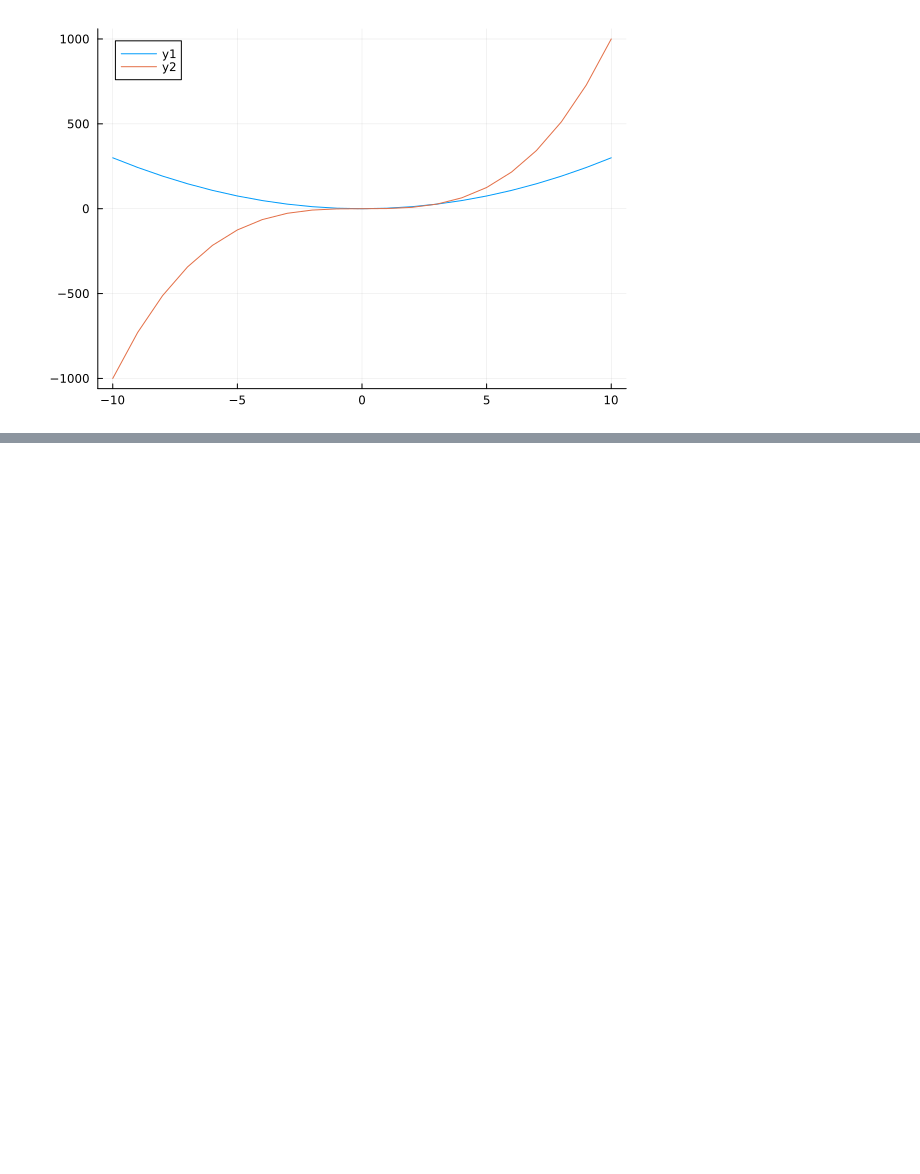
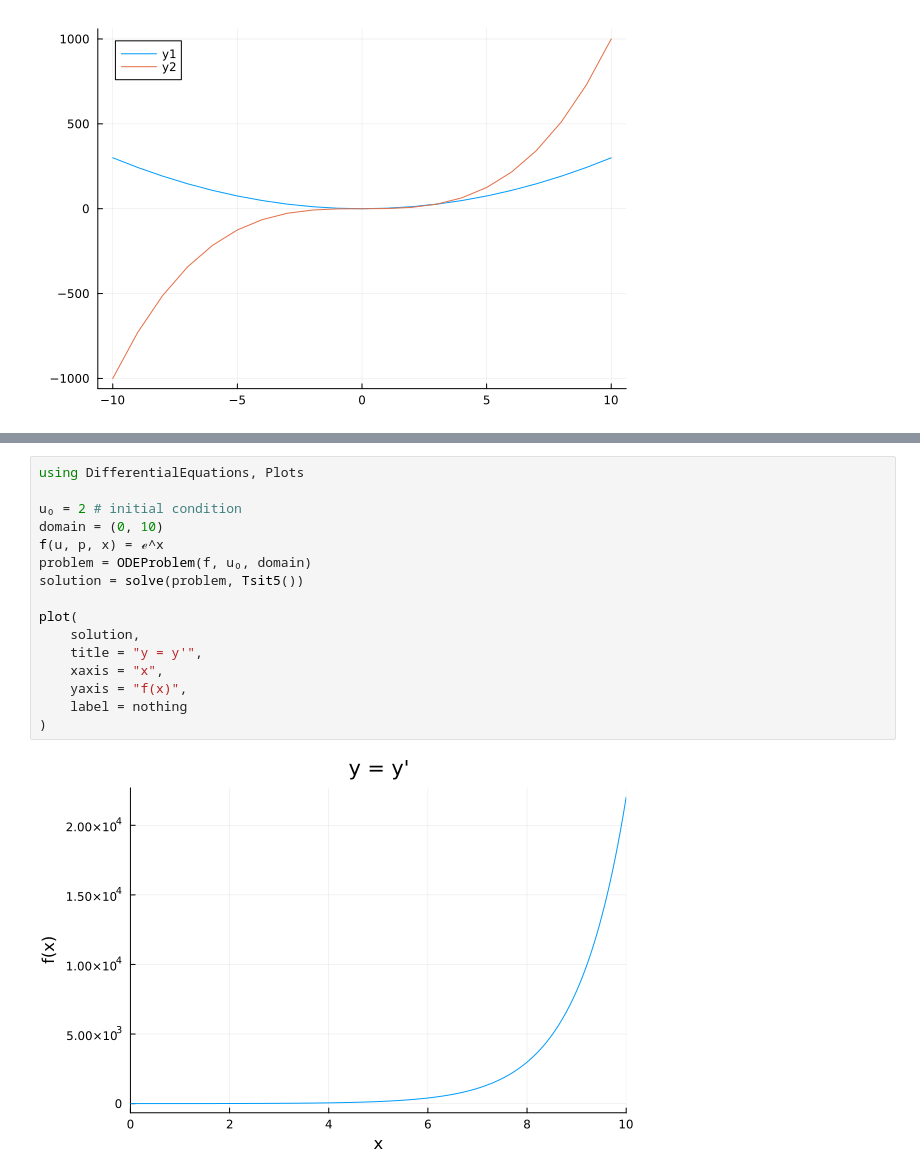
Before and after one commit to brandonmailhiot/julia-notebooks, a Jupyter notebook: differential_equations.ipynb, the cells around one changed output, grey strips where cells are left out. Drawn from its saved outputs; the diff is of its cells as text; blank space fills up the shorter version.

```diff
--- a/differential_equations.ipynb
+++ b/differential_equations.ipynb
@@ -39,2 +46,20 @@ plot!(-10:10, y)
+# %%
+using DifferentialEquations, Plots
+
+u₀ = 2 # initial condition
+domain = (0, 10)
+f(u, p, x) = ℯ^x
+problem = ODEProblem(f, u₀, domain)
+solution = solve(problem, Tsit5())
+
+plot(
+    solution,
+    title = "y = y'",
+    xaxis = "x",
+    yaxis = "f(x)",
+    label = nothing
+)
+# %% [output]
+[figure, added]
 # %% [markdown]
 ### Second Order ODE
```
Also changed, not shown: parts of 3 cells of this notebook.
